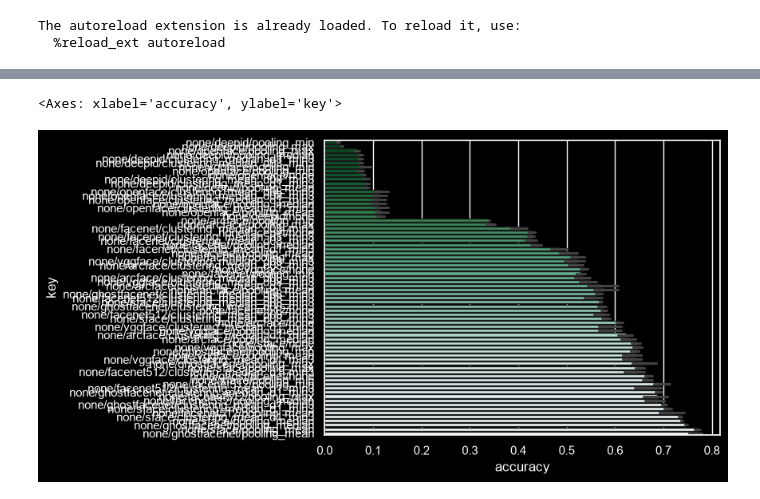
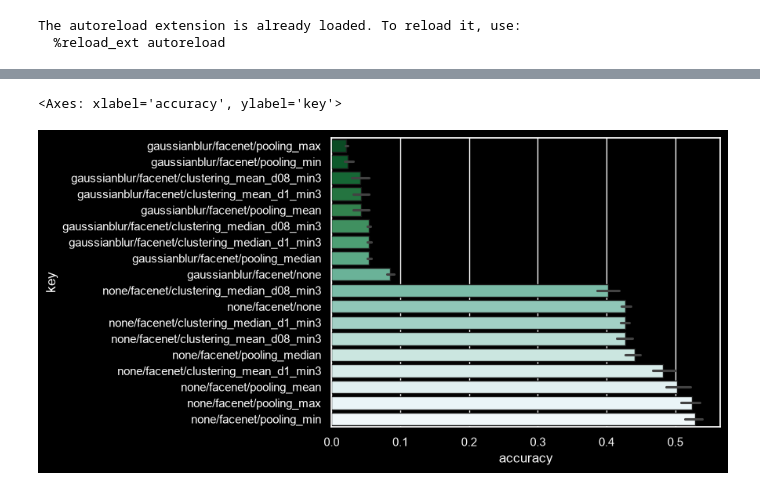
Before and after one commit to wagpa/meles, a Jupyter notebook: src/notebooks/03_visualization.ipynb, the cells around one changed output, grey strips where cells are left out. Drawn from its saved outputs; the diff is of its cells as text; code cells hidden in the pictures.

```diff
--- a/src/notebooks/03_visualization.ipynb
+++ b/src/notebooks/03_visualization.ipynb
@@ -54,27 +54,27 @@ scores
 # %%
 # Create a graph showing the accuracy_mean and accuracy_std (eror bars) for each combination of anonymization_method, embedding_method, and aggregation_method.
 
-filtered_scores = scores # scores[scores["embedding_method"] == "ghostfacenet"]
+filtered_scores = scores[scores["embedding_method"] == "facenet"]
 
 _order = (
     filtered_scores.groupby("key")["accuracy"]
     .aggregate(np.median)
     .reset_index()
     .sort_values("accuracy")
 )
 _palette = sns.color_palette("BuGn_r", n_colors=len(filtered_scores["key"].unique()))
 sns.barplot(
     data=filtered_scores,
     y="key",
     x="accuracy",
     orient="h",
     order=_order["key"],
     hue_order=_order["key"],
     hue="key",
     palette=_palette,
     ec="k",
     legend=False,
 )
 # %% [output]
 <Axes: xlabel='accuracy', ylabel='key'>
-[figure, old version]
+[figure, new version]
```
Also changed, not shown: parts of 1 cell of this notebook, 4 other files.
